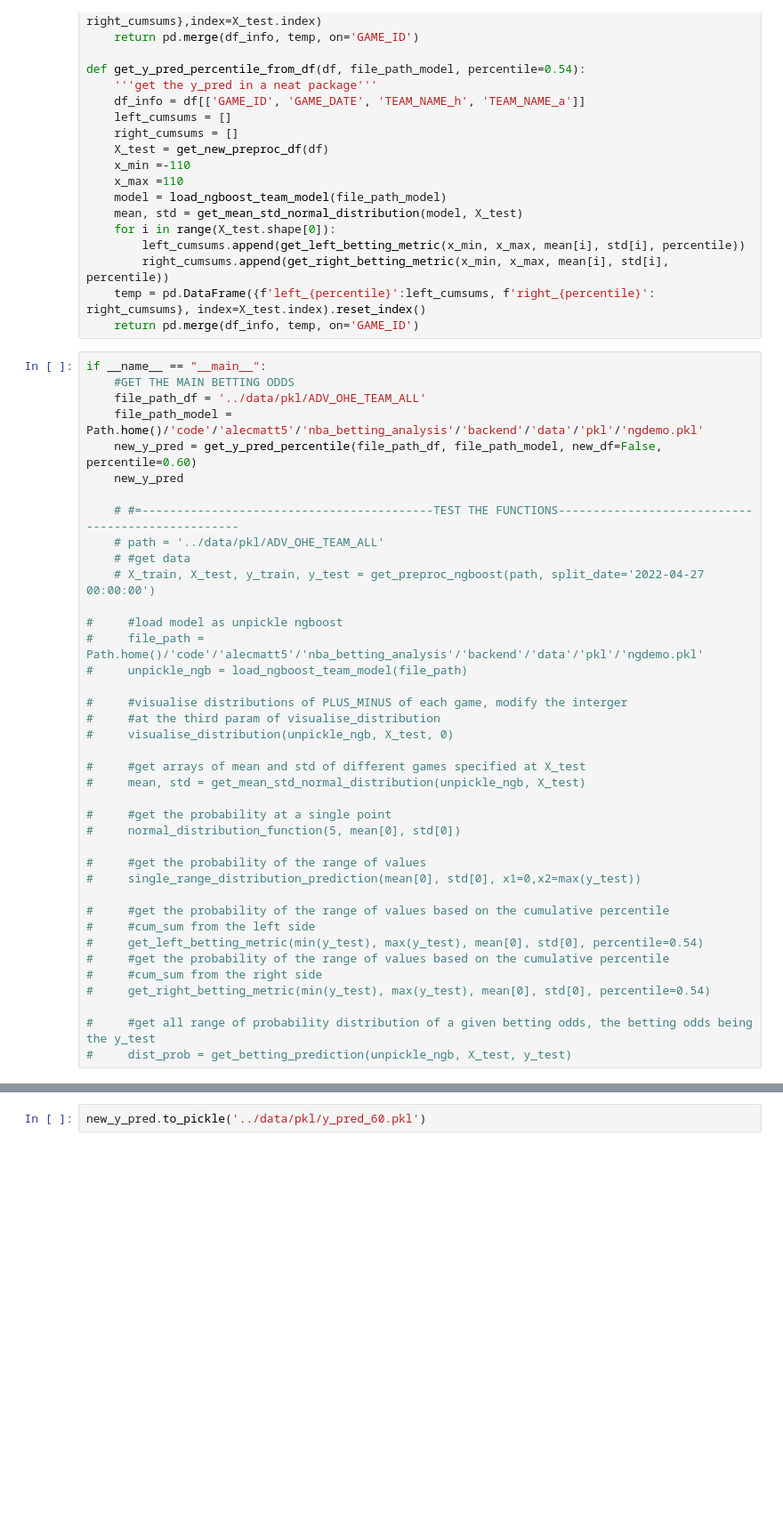
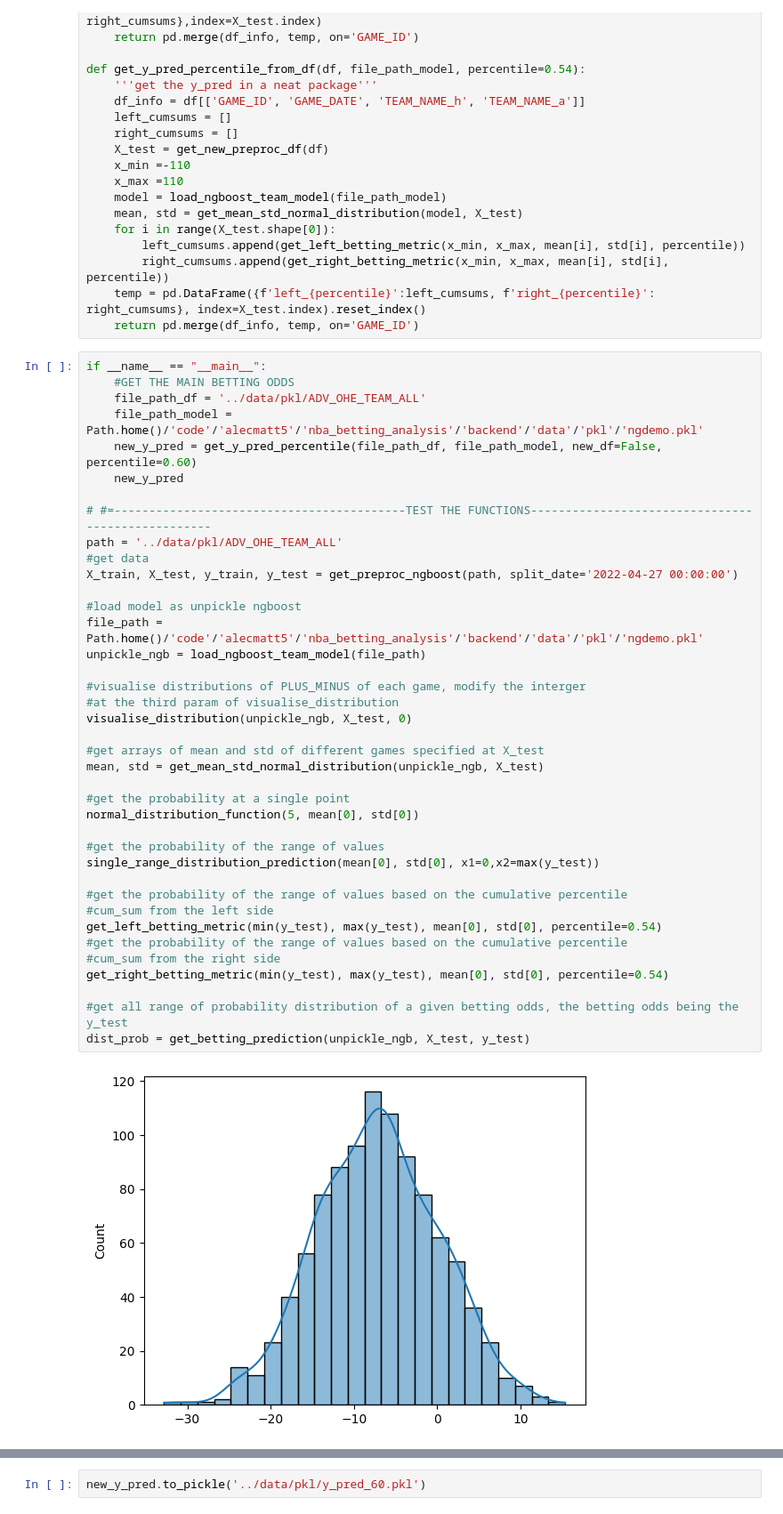
Before and after one commit to alecmatt5/nba_betting_analysis, a Jupyter notebook: backend/notebooks/Ricky_model.ipynb, the cells around one changed output, grey strips where cells are left out. Shown at 89% size. Cells and saved outputs as stored; diff of their text form; blank space fills up the shorter version.

```diff
--- a/backend/notebooks/Ricky_model.ipynb
+++ b/backend/notebooks/Ricky_model.ipynb
@@ -220,39 +220,41 @@ def get_y_pred_percentile_from_df(df, file_path_model, percentile=0.54):
 # %%
 if __name__ == "__main__":
     #GET THE MAIN BETTING ODDS
     file_path_df = '../data/pkl/ADV_OHE_TEAM_ALL'
     file_path_model = Path.home()/'code'/'alecmatt5'/'nba_betting_analysis'/'backend'/'data'/'pkl'/'ngdemo.pkl'
     new_y_pred = get_y_pred_percentile(file_path_df, file_path_model, new_df=False, percentile=0.60)
     new_y_pred
 
-    # #=------------------------------------------TEST THE FUNCTIONS--------------------------------------------------
-    # path = '../data/pkl/ADV_OHE_TEAM_ALL'
-    # #get data
-    # X_train, X_test, y_train, y_test = get_preproc_ngboost(path, split_date='2022-04-27 00:00:00')
+# #=------------------------------------------TEST THE FUNCTIONS--------------------------------------------------
+path = '../data/pkl/ADV_OHE_TEAM_ALL'
+#get data
+X_train, X_test, y_train, y_test = get_preproc_ngboost(path, split_date='2022-04-27 00:00:00')
 
-#     #load model as unpickle ngboost
-#     file_path = Path.home()/'code'/'alecmatt5'/'nba_betting_analysis'/'backend'/'data'/'pkl'/'ngdemo.pkl'
-#     unpickle_ngb = load_ngboost_team_model(file_path)
+#load model as unpickle ngboost
+file_path = Path.home()/'code'/'alecmatt5'/'nba_betting_analysis'/'backend'/'data'/'pkl'/'ngdemo.pkl'
+unpickle_ngb = load_ngboost_team_model(file_path)
 
-#     #visualise distributions of PLUS_MINUS of each game, modify the interger
-#     #at the third param of visualise_distribution
-#     visualise_distribution(unpickle_ngb, X_test, 0)
+#visualise distributions of PLUS_MINUS of each game, modify the interger
+#at the third param of visualise_distribution
+visualise_distribution(unpickle_ngb, X_test, 0)
 
-#     #get arrays of mean and std of different games specified at X_test
-#     mean, std = get_mean_std_normal_distribution(unpickle_ngb, X_test)
+#get arrays of mean and std of different games specified at X_test
+mean, std = get_mean_std_normal_distribution(unpickle_ngb, X_test)
 
-#     #get the probability at a single point
-#     normal_distribution_function(5, mean[0], std[0])
+#get the probability at a single point
+normal_distribution_function(5, mean[0], std[0])
 
-#     #get the probability of the range of values
-#     single_range_distribution_prediction(mean[0], std[0], x1=0,x2=max(y_test))
+#get the probability of the range of values
+single_range_distribution_prediction(mean[0], std[0], x1=0,x2=max(y_test))
 
-#     #get the probability of the range of values based on the cumulative percentile
-#     #cum_sum from the left side
-#     get_left_betting_metric(min(y_test), max(y_test), mean[0], std[0], percentile=0.54)
-#     #get the probability of the range of values based on the cumulative percentile
-#     #cum_sum from the right side
-#     get_right_betting_metric(min(y_test), max(y_test), mean[0], std[0], percentile=0.54)
+#get the probability of the range of values based on the cumulative percentile
+#cum_sum from the left side
+get_left_betting_metric(min(y_test), max(y_test), mean[0], std[0], percentile=0.54)
+#get the probability of the range of values based on the cumulative percentile
+#cum_sum from the right side
+get_right_betting_metric(min(y_test), max(y_test), mean[0], std[0], percentile=0.54)
 
-#     #get all range of probability distribution of a given betting odds, the betting odds being the y_test
-#     dist_prob = get_betting_prediction(unpickle_ngb, X_test, y_test)
+#get all range of probability distribution of a given betting odds, the betting odds being the y_test
+dist_prob = get_betting_prediction(unpickle_ngb, X_test, y_test)
+# %% [output]
+[figure, added]
```
Also changed, not shown: parts of 3 cells of this notebook, 5 other files.
